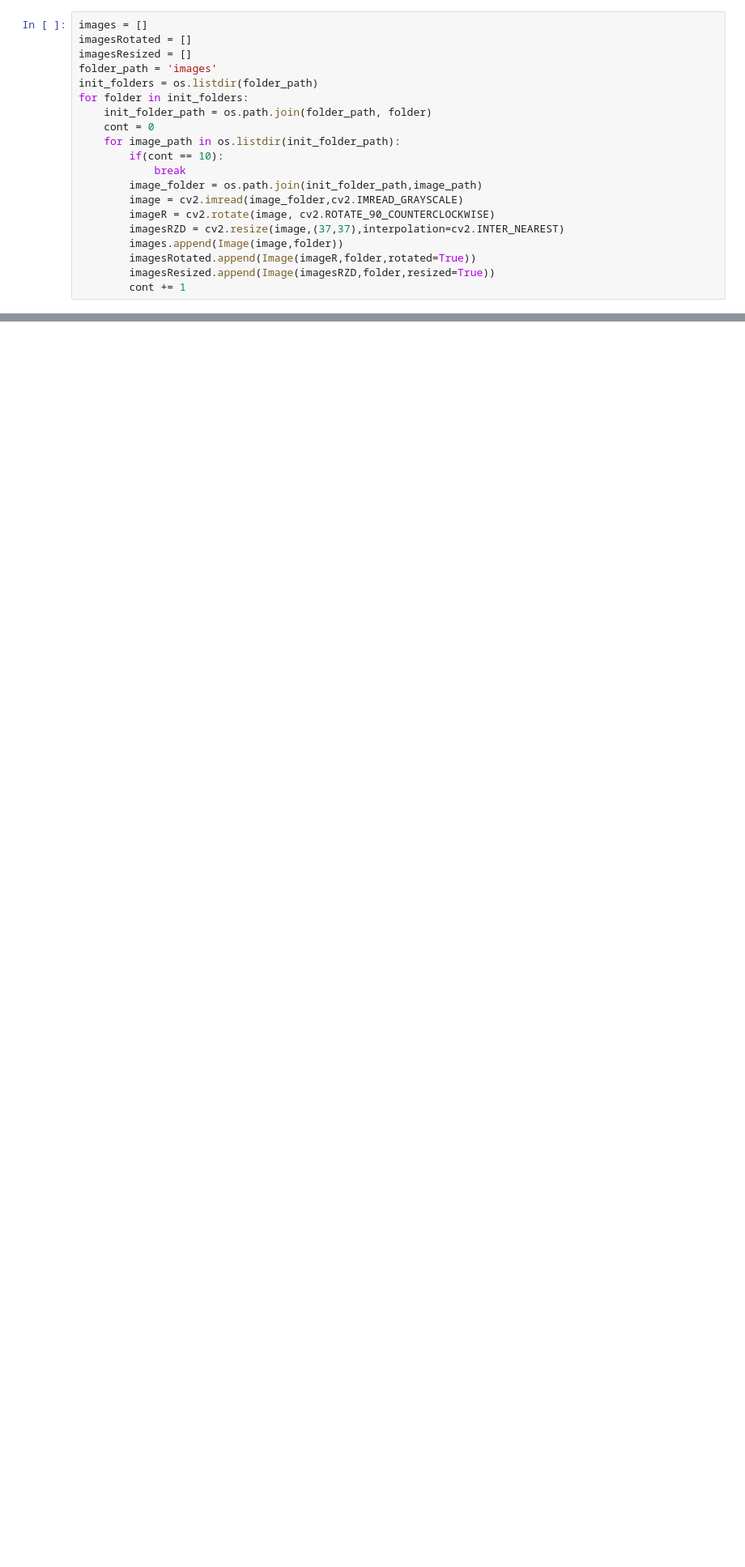
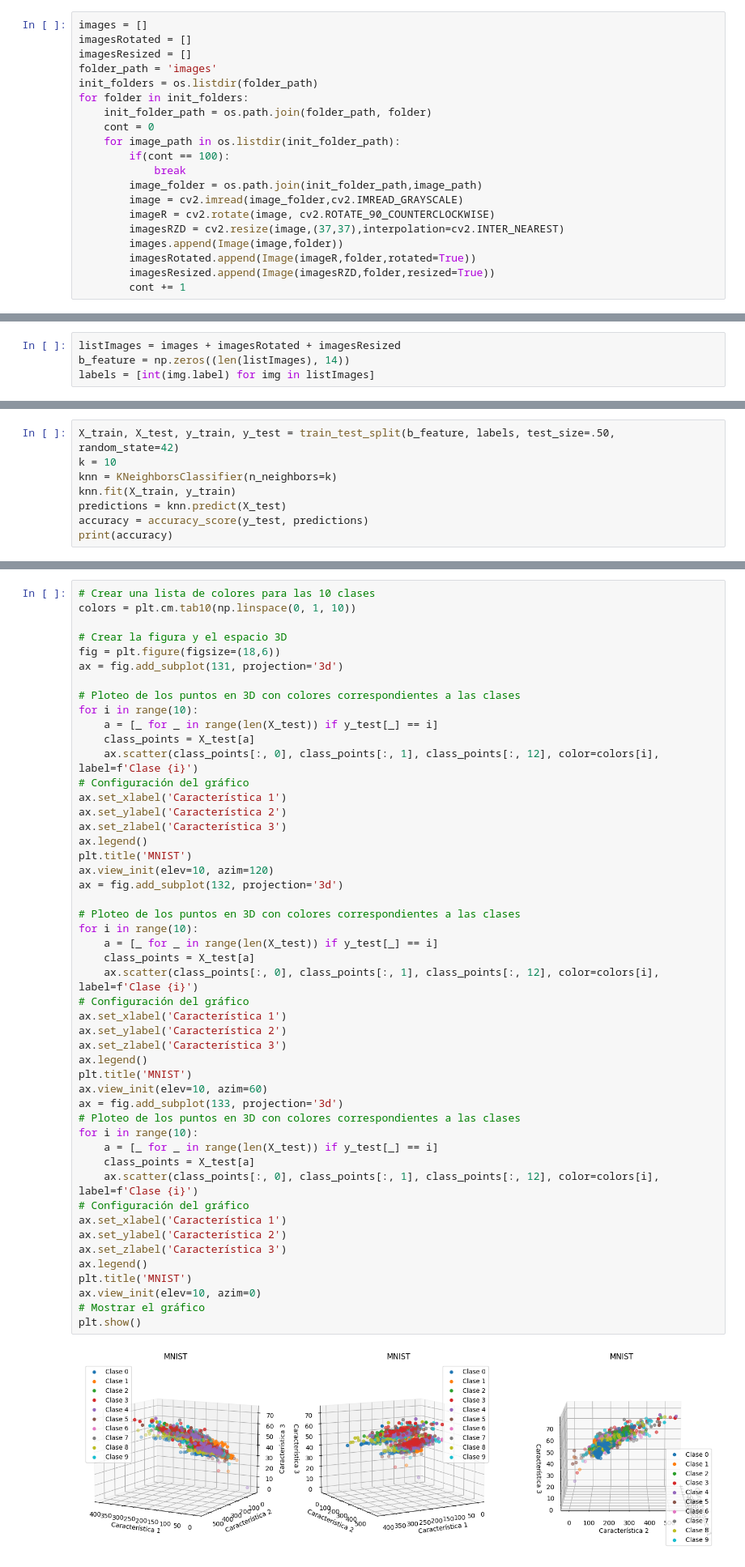
Before and after one commit to uumaaa/Practica-7, a Jupyter notebook: main.ipynb, the cells around one changed output, grey strips where cells are left out. Shown at 81% size. Cells and saved outputs as stored; diff of their text form; blank space fills up the shorter version.

```diff
--- a/main.ipynb
+++ b/main.ipynb
@@ -120,7 +127,7 @@ for folder in init_folders:
     init_folder_path = os.path.join(folder_path, folder)
     cont = 0
     for image_path in os.listdir(init_folder_path):
-        if(cont == 10):
+        if(cont == 100):
             break
         image_folder = os.path.join(init_folder_path,image_path)
         image = cv2.imread(image_folder,cv2.IMREAD_GRAYSCALE)
@@ -221 +142,5 @@ image.plotExtremePoints()
+# %%
+listImages = images + imagesRotated + imagesResized
+b_feature = np.zeros((len(listImages), 14))
+labels = [int(img.label) for img in listImages]
 # %%
@@ -345,0 +172,8 @@ Iteraciones realizadas: 50
+# %%
+X_train, X_test, y_train, y_test = train_test_split(b_feature, labels, test_size=.50, random_state=42)
+k = 10
+knn = KNeighborsClassifier(n_neighbors=k)
+knn.fit(X_train, y_train)
+predictions = knn.predict(X_test)
+accuracy = accuracy_score(y_test, predictions)
+print(accuracy)
@@ -345,0 +195,51 @@ Iteraciones realizadas: 50
+# %%
+# Crear una lista de colores para las 10 clases
+colors = plt.cm.tab10(np.linspace(0, 1, 10))
+
+# Crear la figura y el espacio 3D
+fig = plt.figure(figsize=(18,6))
+ax = fig.add_subplot(131, projection='3d')
+
+# Ploteo de los puntos en 3D con colores correspondientes a las clases
+for i in range(10):
+    a = [_ for _ in range(len(X_test)) if y_test[_] == i]
+    class_points = X_test[a]
+    ax.scatter(class_points[:, 0], class_points[:, 1], class_points[:, 12], color=colors[i], label=f'Clase {i}')
+# Configuración del gráfico
+ax.set_xlabel('Característica 1')
+ax.set_ylabel('Característica 2')
+ax.set_zlabel('Característica 3')
+ax.legend()
+plt.title('MNIST')
+ax.view_init(elev=10, azim=120)
+ax = fig.add_subplot(132, projection='3d')
+
+# Ploteo de los puntos en 3D con colores correspondientes a las clases
+for i in range(10):
+    a = [_ for _ in range(len(X_test)) if y_test[_] == i]
+    class_points = X_test[a]
+    ax.scatter(class_points[:, 0], class_points[:, 1], class_points[:, 12], color=colors[i], label=f'Clase {i}')
+# Configuración del gráfico
+ax.set_xlabel('Característica 1')
+ax.set_ylabel('Característica 2')
+ax.set_zlabel('Característica 3')
+ax.legend()
+plt.title('MNIST')
+ax.view_init(elev=10, azim=60)
+ax = fig.add_subplot(133, projection='3d')
+# Ploteo de los puntos en 3D con colores correspondientes a las clases
+for i in range(10):
+    a = [_ for _ in range(len(X_test)) if y_test[_] == i]
+    class_points = X_test[a]
+    ax.scatter(class_points[:, 0], class_points[:, 1], class_points[:, 12], color=colors[i], label=f'Clase {i}')
+# Configuración del gráfico
+ax.set_xlabel('Característica 1')
+ax.set_ylabel('Característica 2')
+ax.set_zlabel('Característica 3')
+ax.legend()
+plt.title('MNIST')
+ax.view_init(elev=10, azim=0)
+# Mostrar el gráfico
+plt.show()
+# %% [output]
+[figure, added]
```
Also changed, not shown: parts of 10 cells of this notebook, 1 other file.
